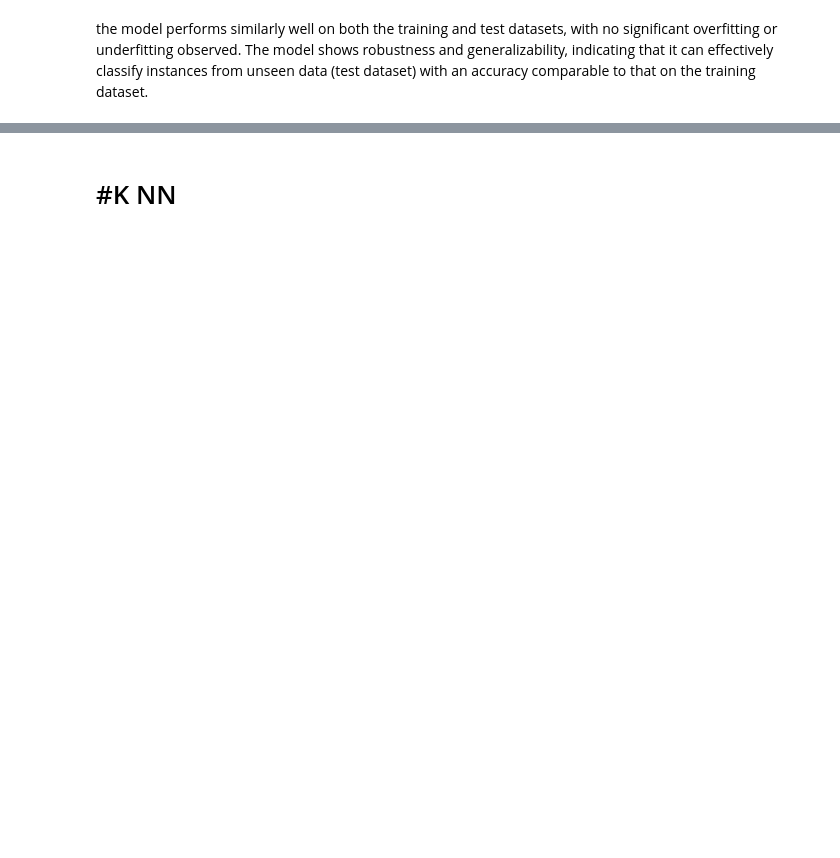
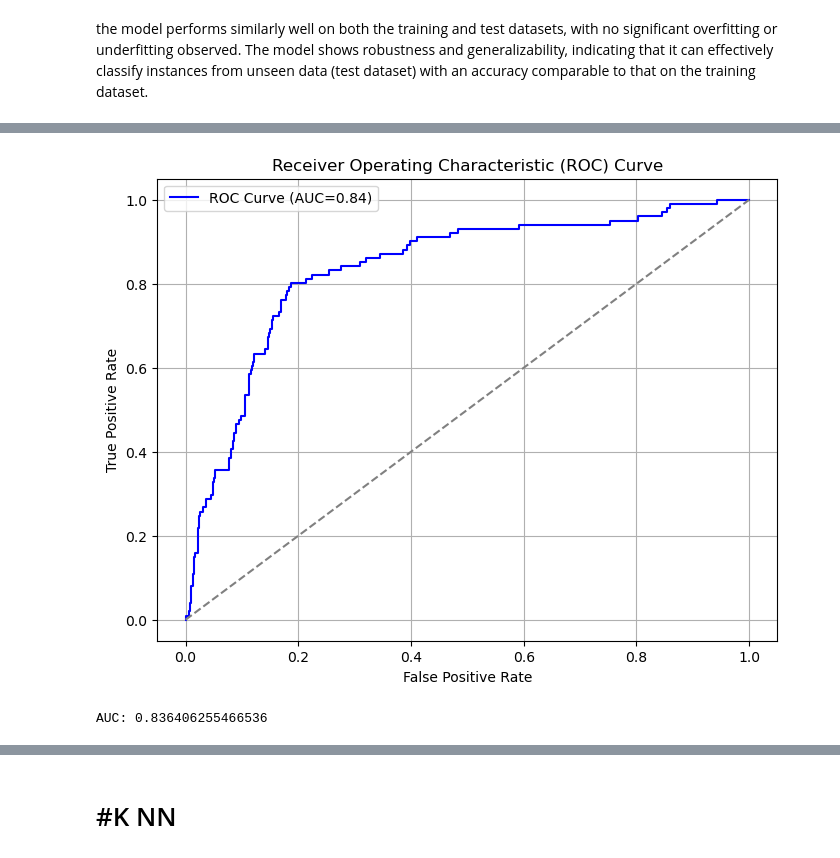
Before and after one commit to SammyGichuru/PHASE_3_PROJECT, a Jupyter notebook: PHASE 3 PROJECT.ipynb, the cells around one changed output, grey strips where cells are left out. Drawn from its saved outputs; the diff is of its cells as text; code cells hidden in the pictures; blank space fills up the shorter version.

```diff
--- a/PHASE 3 PROJECT.ipynb
+++ b/PHASE 3 PROJECT.ipynb
@@ -483,3 +477,70 @@ AUC for Syria dataset: 0.760766889409789
+# %%
+import numpy as np
+import pandas as pd
+import matplotlib.pyplot as plt
+from sklearn.linear_model import LogisticRegression
+from sklearn.model_selection import train_test_split
+from sklearn.metrics import accuracy_score, roc_curve, roc_auc_score
+
+def logistic_regression_model_with_train_accuracy(X, y, test_size=0.2, random_state=42):
+    # Step 1: Split the data into training and test sets
+    X_train, X_test, y_train, y_test = train_test_split(X, y, test_size=test_size, random_state=random_state)
+
+    # Step 2: Instantiate the Logistic Regression model
+    logistic_model = LogisticRegression()
+
+    # Step 3: Train the model on the training data
+    logistic_model.fit(X_train, y_train)
+
+    # Step 4: Model Evaluation
+    # Calculate train accuracy
+    train_accuracy = logistic_model.score(X_train, y_train)
+
+    # Predict churn probabilities for the test set
+    y_pred_proba = logistic_model.predict_proba(X_test)[:, 1]
+    # Predict churn labels for the test set
+    y_pred = logistic_model.predict(X_test)
+
+    # Calculate ROC curve and AUC
+    fpr, tpr, thresholds = roc_curve(y_test, y_pred_proba)
+    auc = roc_auc_score(y_test, y_pred_proba)
+
+    # Plot ROC curve
+    plt.figure(figsize=(8, 6))
+    plt.plot(fpr, tpr, color='blue', label=f'ROC Curve (AUC={auc:.2f})')
+    plt.plot([0, 1], [0, 1], color='gray', linestyle='--')
+    plt.xlabel('False Positive Rate')
+    plt.ylabel('True Positive Rate')
+    plt.title('Receiver Operating Characteristic (ROC) Curve')
+    plt.legend()
+    plt.grid(True)
+    plt.show()
+
+    # Step 5: Interpretation of Model Coefficients
+    coefficients = logistic_model.coef_[0]
+    feature_names = X.columns
+
+    # Return the trained model, evaluation results, and ROC curve information
+    return logistic_model, {
+        "train_accuracy": train_accuracy,
+        "y_pred_proba": y_pred_proba,
+        "y_pred": y_pred,
+        "coefficients": coefficients,
+        "feature_names": feature_names,
+        "roc_curve": (fpr, tpr, auc)
+    }
+
+# Assuming X and y are your features and target variable
+logistic_model, evaluation_results = logistic_regression_model_with_train_accuracy(X, y)
+
+# Access AUC from evaluation_results
+auc = evaluation_results["roc_curve"][2]
+
+# Print the AUC
+print("AUC:", auc)
+# %% [output]
+[figure, added]
+AUC: 0.836406255466536
 # %%
 from sklearn.metrics import confusion_matrix
 import matplotlib.pyplot as plt
```
Also changed, not shown: parts of 25 cells of this notebook, 3 other files.
